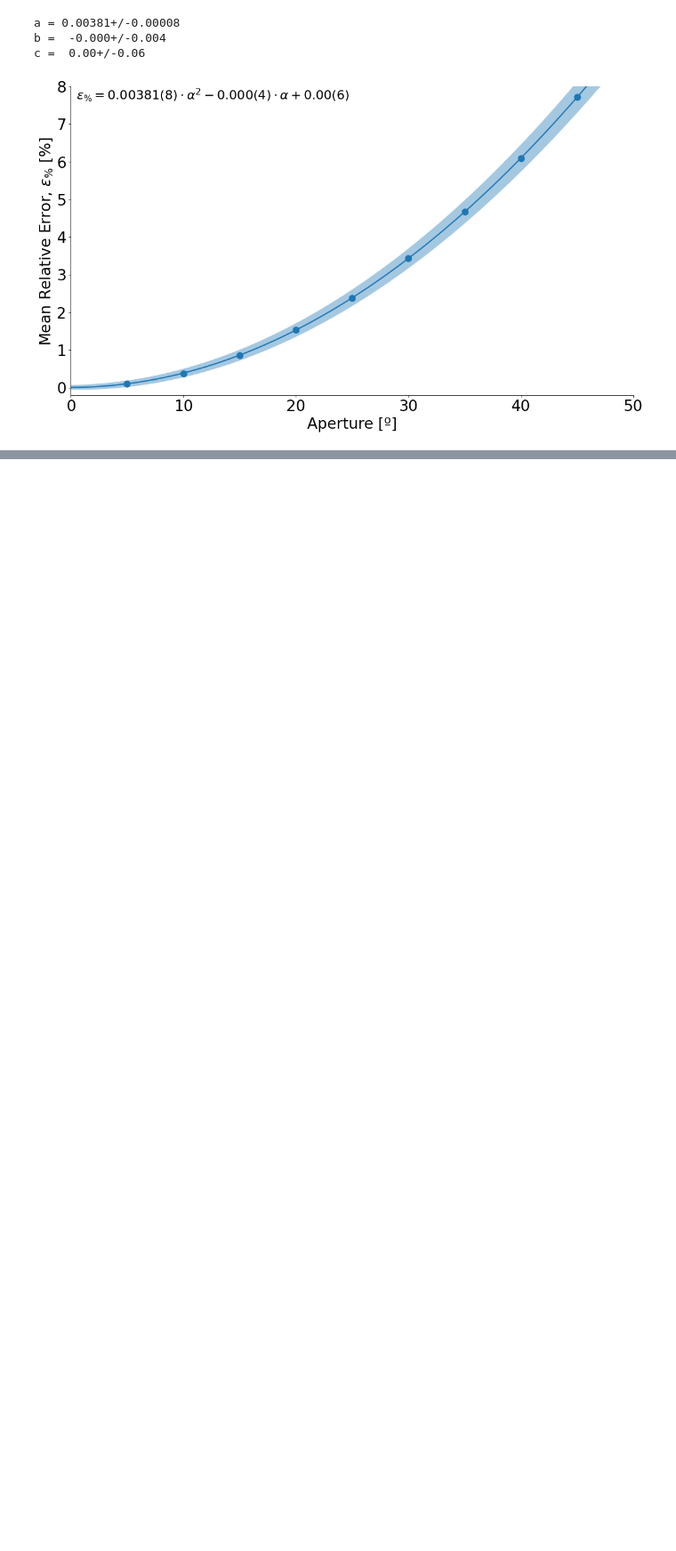
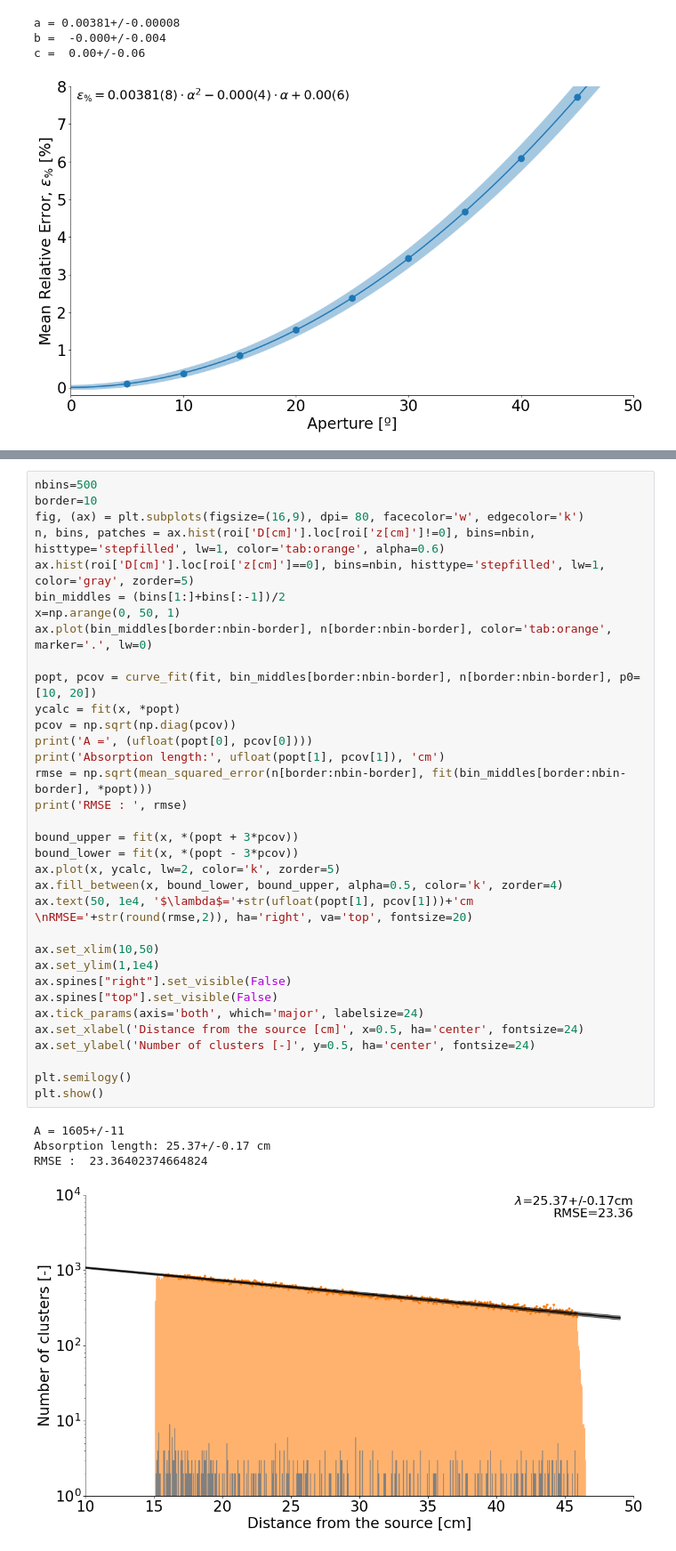
Before and after one commit to RitaROK/Analysis, a Jupyter notebook: Absorption_length.ipynb, the cells around one changed output, grey strips where cells are left out. Shown at 89% size. Drawn from its saved outputs; the diff is of its cells as text; blank space fills up the shorter version.

```diff
--- a/Absorption_length.ipynb
+++ b/Absorption_length.ipynb
@@ -329,0 +389,39 @@ c =  0.00+/-0.06
+# %%
+nbins=500
+border=10
+fig, (ax) = plt.subplots(figsize=(16,9), dpi= 80, facecolor='w', edgecolor='k')
+n, bins, patches = ax.hist(roi['D[cm]'].loc[roi['z[cm]']!=0], bins=nbin, histtype='stepfilled', lw=1, color='tab:orange', alpha=0.6)
+ax.hist(roi['D[cm]'].loc[roi['z[cm]']==0], bins=nbin, histtype='stepfilled', lw=1, color='gray', zorder=5)
+bin_middles = (bins[1:]+bins[:-1])/2
+x=np.arange(0, 50, 1)
+ax.plot(bin_middles[border:nbin-border], n[border:nbin-border], color='tab:orange', marker='.', lw=0)
+
+popt, pcov = curve_fit(fit, bin_middles[border:nbin-border], n[border:nbin-border], p0=[10, 20])
+ycalc = fit(x, *popt)
+pcov = np.sqrt(np.diag(pcov))
+print('A =', (ufloat(popt[0], pcov[0])))
+print('Absorption length:', ufloat(popt[1], pcov[1]), 'cm')
+rmse = np.sqrt(mean_squared_error(n[border:nbin-border], fit(bin_middles[border:nbin-border], *popt)))
+print('RMSE : ', rmse)
+
+bound_upper = fit(x, *(popt + 3*pcov))
+bound_lower = fit(x, *(popt - 3*pcov))
+ax.plot(x, ycalc, lw=2, color='k', zorder=5)
+ax.fill_between(x, bound_lower, bound_upper, alpha=0.5, color='k', zorder=4)
+ax.text(50, 1e4, '$\lambda$='+str(ufloat(popt[1], pcov[1]))+'cm \nRMSE='+str(round(rmse,2)), ha='right', va='top', fontsize=20)
+
+ax.set_xlim(10,50)
+ax.set_ylim(1,1e4)
+ax.spines["right"].set_visible(False)
+ax.spines["top"].set_visible(False)
+ax.tick_params(axis='both', which='major', labelsize=24)
+ax.set_xlabel('Distance from the source [cm]', x=0.5, ha='center', fontsize=24)
+ax.set_ylabel('Number of clusters [-]', y=0.5, ha='center', fontsize=24)
+
+plt.semilogy()
+plt.show()
+# %% [output]
+A = 1605+/-11
+Absorption length: 25.37+/-0.17 cm
+RMSE :  23.36402374664824
+[figure, added]
```
Also changed, not shown: parts of 6 cells of this notebook.
